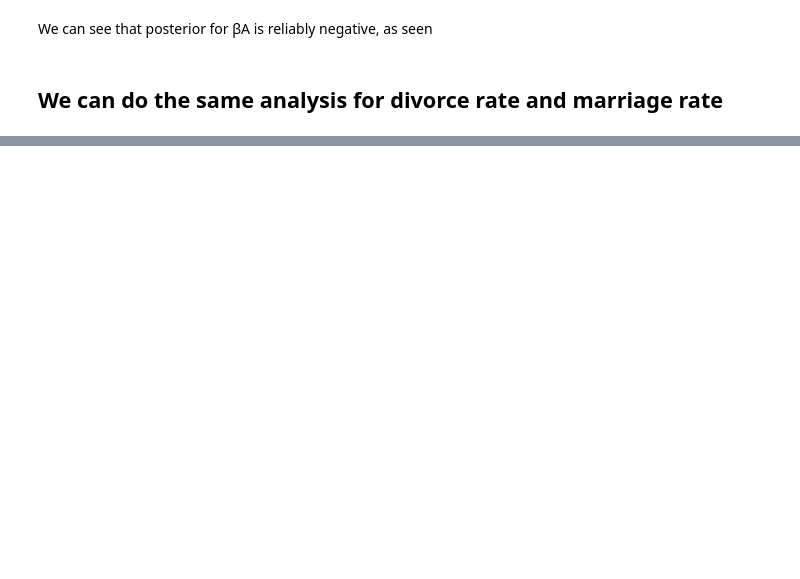
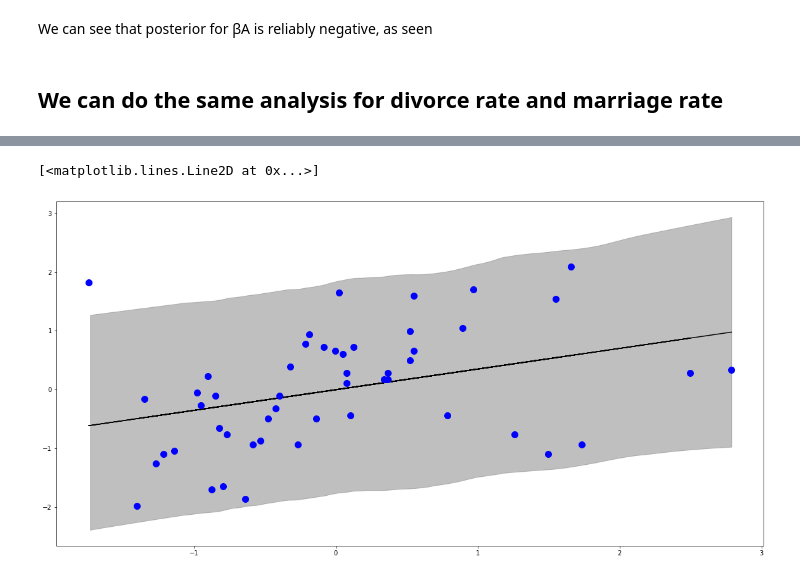
Before and after one commit to gsahinpi/dats511fall2020, a Jupyter notebook: introbayes/mutipleregres.ipynb, the cells around one changed output, grey strips where cells are left out. Drawn from its saved outputs; the diff is of its cells as text; code cells hidden in the pictures; blank space fills up the shorter version.

```diff
--- a/introbayes/mutipleregres.ipynb
+++ b/introbayes/mutipleregres.ipynb
@@ -224,15 +222,3 @@ plt.plot(data["MedianAgeMarriage_std"],data["Divorce_std"], 'b.', markersize=20)
  We can  see that posterior for βA is reliably negative, as seen
 # %% [markdown]
 <h2> We can do the same analysis for divorce rate and marriage rate  </h2>
-# %%
-with pm.Model() as m_5_2:
-    a = pm.Normal("a", 0, 0.2)
-    bM = pm.Normal("bM", 0, 0.5)
-    sigma = pm.Exponential("sigma", 1)
-    mu = pm.Deterministic("mu", a + bM * data["Marriage_std"])
-
-    divorce_rate_std = pm.Normal(
-        "divorce_rate_std", mu=mu, sigma=sigma, observed=data["Divorce_std"].values
-    )
-    prior_samples = pm.sample_prior_predictive()
-    m_5_2_trace = pm.sample()
@@ -267,0 +225,13 @@ m_5_2_trace["bM"].mean()
+# %%
+with pm.Model() as marriagerate:
+    a = pm.Normal("a", 0, 0.2)
+    bM = pm.Normal("bM", 0, 0.5)
+    sigma = pm.Exponential("sigma", 1)
+    mu = pm.Deterministic("mu", a + bM * data["Marriage_std"])
+
+    divorce_rate_std = pm.Normal(
+        "divorce_rate_std", mu=mu, sigma=sigma, observed=data["Divorce_std"].values
+    )
+    prior_samples_marriagerate = pm.sample_prior_predictive()
+    marriagerate_trace = pm.sample()
+    posteriorpredictive_marrage_rate=pm.sample_posterior_predictive( marriagerate_trace)
@@ -267,0 +246,8 @@ m_5_2_trace["bM"].mean()
+# %%
+fig, ax = plt.subplots(figsize=(20,10))
+az.plot_hdi(data["Marriage_std"], posteriorpredictive_marrage_rate["divorce_rate_std"], credible_interval=0.94, color='gray', ax=ax)
+plt.plot(data["Marriage_std"], marriagerate_trace["a"].mean() +  marriagerate_trace["bM"].mean() * (data["Marriage_std"]),color="black")
+plt.plot(data["Marriage_std"],data["Divorce_std"], 'b.', markersize=20)
+# %% [output]
+[<matplotlib.lines.Line2D at 0x...>]
+[figure, added]
```
Also changed, not shown: parts of 90 cells of this notebook, 1 other file.
